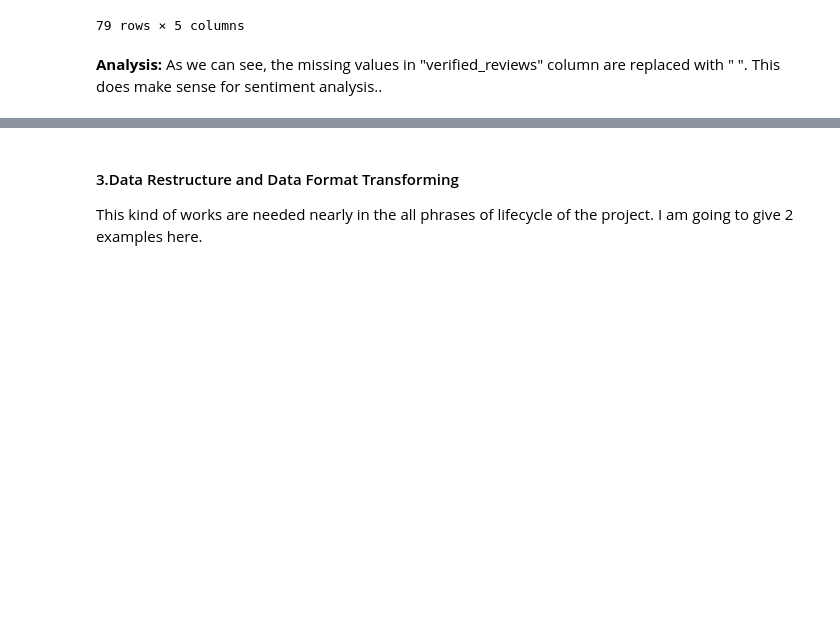
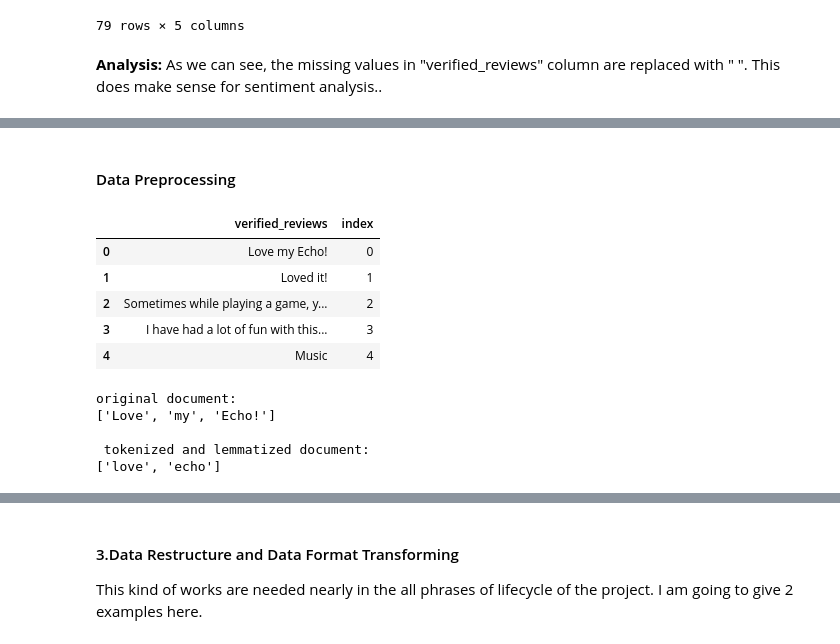
Before and after one commit to tinawangnew/capstone-project, a Jupyter notebook: Capstone Project - Data Wrangling.ipynb, the cells around one changed output, grey strips where cells are left out. Cells and saved outputs as stored; diff of their text form; code cells hidden in the pictures; blank space fills up the shorter version.

```diff
--- a/Capstone Project - Data Wrangling.ipynb
+++ b/Capstone Project - Data Wrangling.ipynb
@@ -126,0 +93,2 @@ Name: cleaned_reviews, dtype: object
+# %% [markdown]
+#### Data Preprocessing
@@ -126,0 +106,28 @@ Name: cleaned_reviews, dtype: object
+# %%
+review_text = df.loc[:,['verified_reviews']]
+review_text['index'] = review_text.index
+documents = review_text
+documents[:5]
+# %% [output]
+|  | verified_reviews | index |
+| 0 | Love my Echo! | 0 |
+| 1 | Loved it! | 1 |
+| 2 | Sometimes while playing a game, y... | 2 |
+| 3 | I have had a lot of fun with this... | 3 |
+| 4 | Music | 4 |
+# %%
+doc_sample = documents[documents['index'] == 0].values[0][0]
+
+print('original document: ')
+words = []
+for word in doc_sample.split(' '):
+    words.append(word)
+print(words)
+print('\n tokenized and lemmatized document: ')
+print(preprocess(doc_sample))
+# %% [output]
+original document:
+['Love', 'my', 'Echo!']
+
+ tokenized and lemmatized document:
+['love', 'echo']
```
Also changed, not shown: parts of 9 cells of this notebook.
